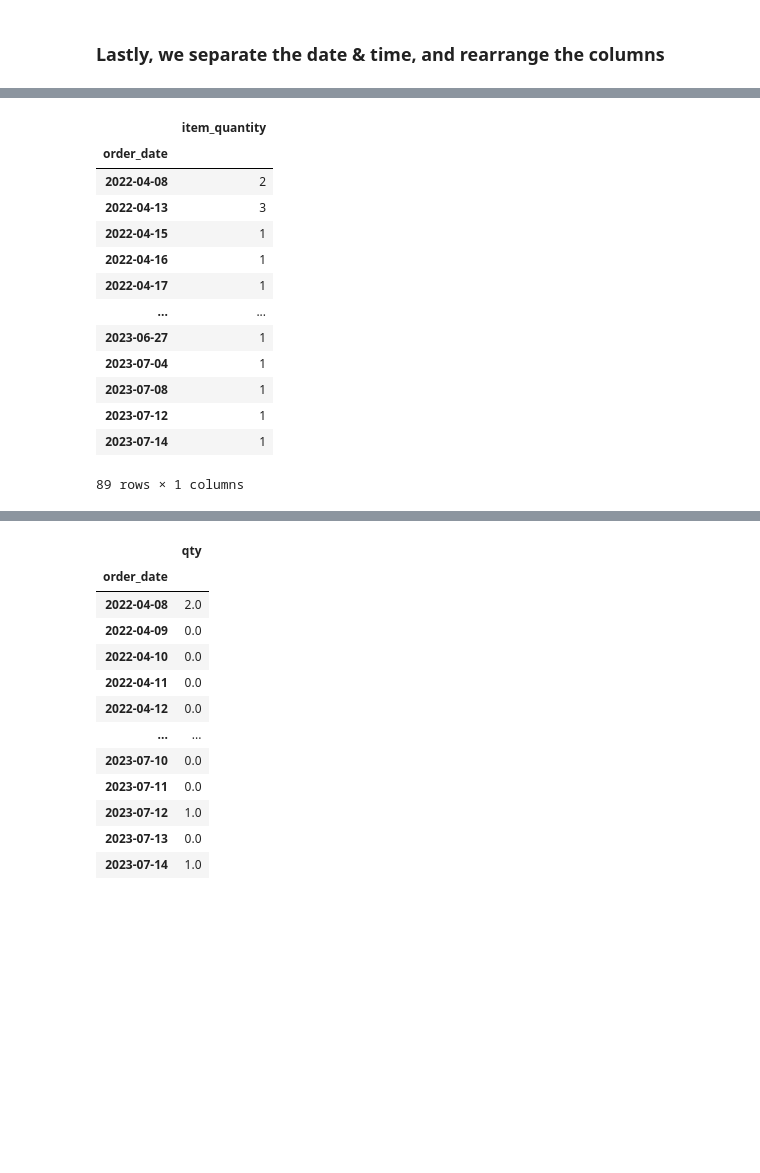
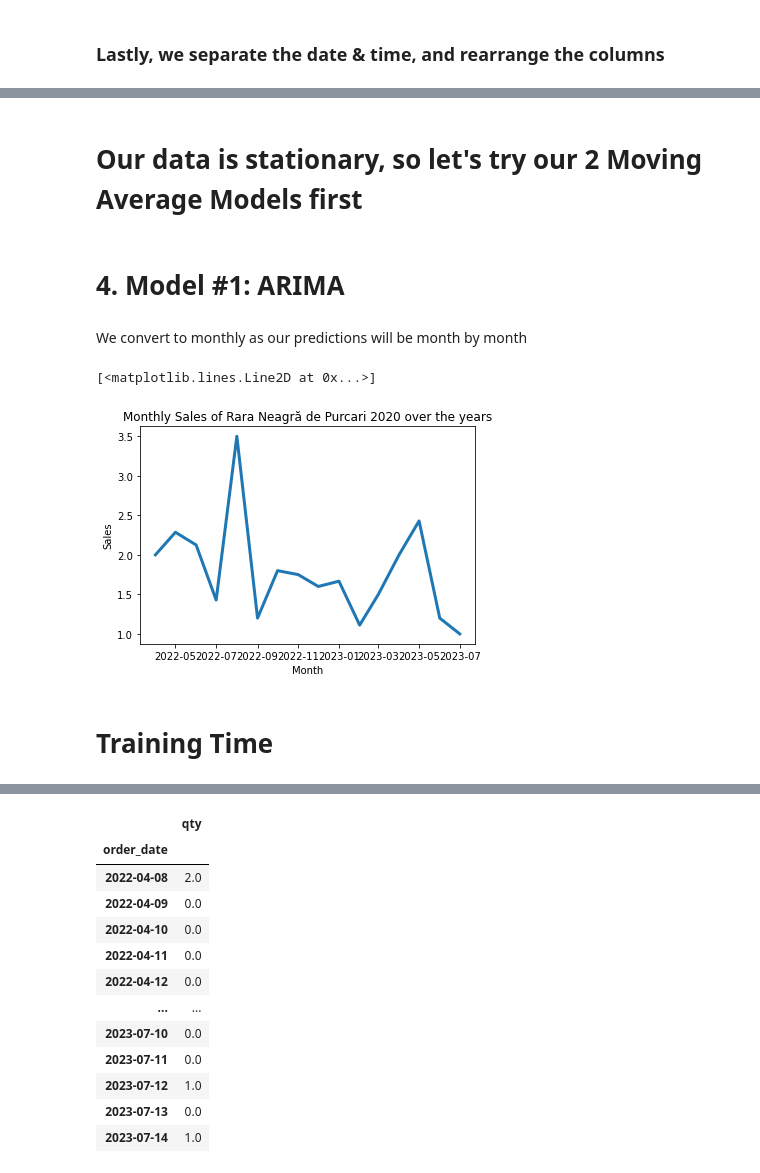
Before and after one commit to kevanoktavio/CloudWine_DemandPrediction, a Jupyter notebook: development/notebooks/midterm_checkpoint_demand_pred.ipynb, the cells around one changed output, grey strips where cells are left out. Drawn from its saved outputs; the diff is of its cells as text; code cells hidden in the pictures; blank space fills up the shorter version.

Commit message:
midterm_checkpoint arima sarimax added

```diff
--- a/development/notebooks/midterm_checkpoint.ipynb
+++ b/development/notebooks/midterm_checkpoint_demand_pred.ipynb
@@ -528,3 +539,7 @@ df_final.to_csv("../datasets/cleaned_orders.csv", index=False)
+# %% [markdown]
+# Our data is stationary, so let's try our 2 Moving Average Models first
+# %% [markdown]
+# 4. Model #1: ARIMA
 # %%
 # read cleaned orders file
 df = pd.read_csv('../datasets/cleaned_orders.csv')
@@ -540,19 +555,18 @@ sample = sample.groupby('order_date')['item_quantity'].sum().reset_index()
 sample['order_date'] = pd.to_datetime(sample['order_date'])
 sample = sample.set_index('order_date')
 
-sample
+# convert to monthly
+monthly_sales = pd.DataFrame()
+monthly_sales['sales'] = sample['item_quantity'].resample('MS').mean()
-# %% [output]
-|  | item_quantity |
-| order_date |  |
-| 2022-04-08 | 2 |
-| 2022-04-13 | 3 |
-| 2022-04-15 | 1 |
-| 2022-04-16 | 1 |
-| 2022-04-17 | 1 |
-| ... | ... |
-| 2023-06-27 | 1 |
-| 2023-07-04 | 1 |
-| 2023-07-08 | 1 |
-| 2023-07-12 | 1 |
-| 2023-07-14 | 1 |
-89 rows × 1 columns
+# %% [markdown]
+We convert to monthly as our predictions will be month by month
+# %%
+plt.xlabel('Month')
+plt.ylabel('Sales')
+plt.title('Monthly Sales of Rara Neagră de Purcari 2020 over the years')
+plt.plot(monthly_sales.index, monthly_sales.sales, linewidth=3)
+# %% [output]
+[<matplotlib.lines.Line2D at 0x...>]
+[figure, added]
+# %% [markdown]
+# Training Time
```
Also changed, not shown: parts of 21 cells of this notebook, 1 other file.
